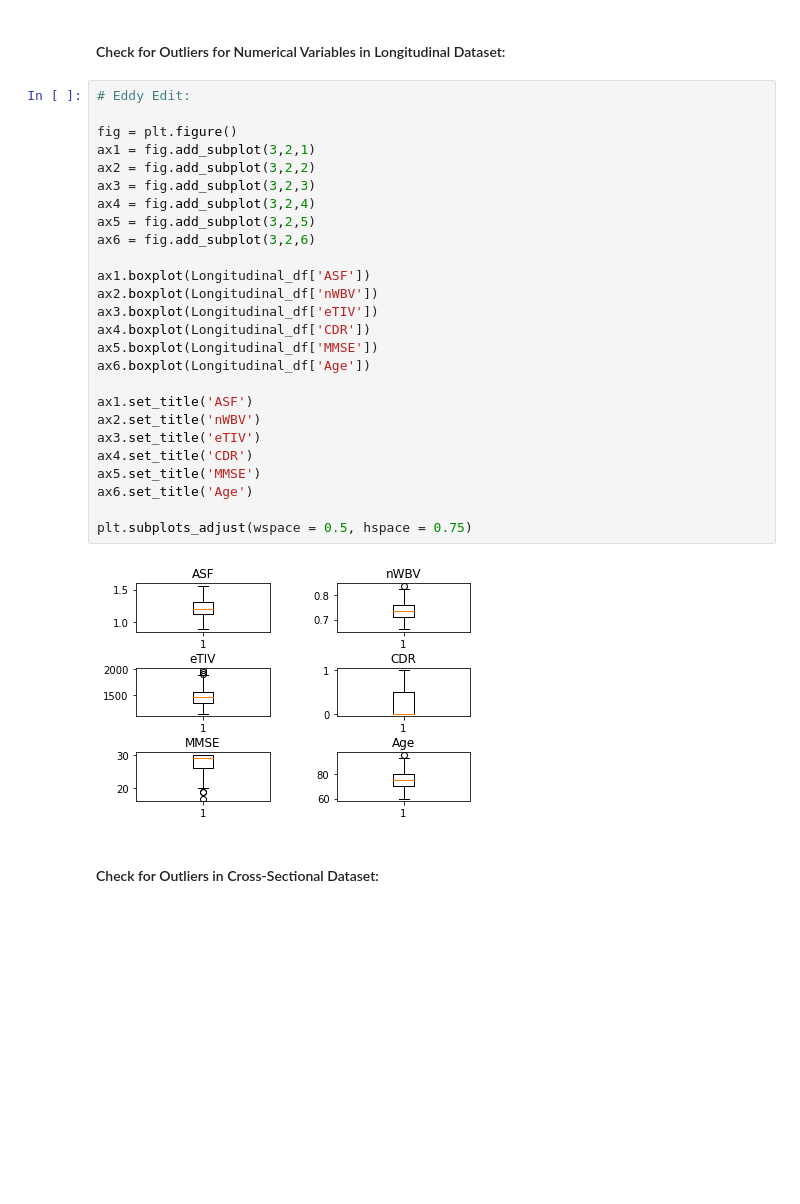
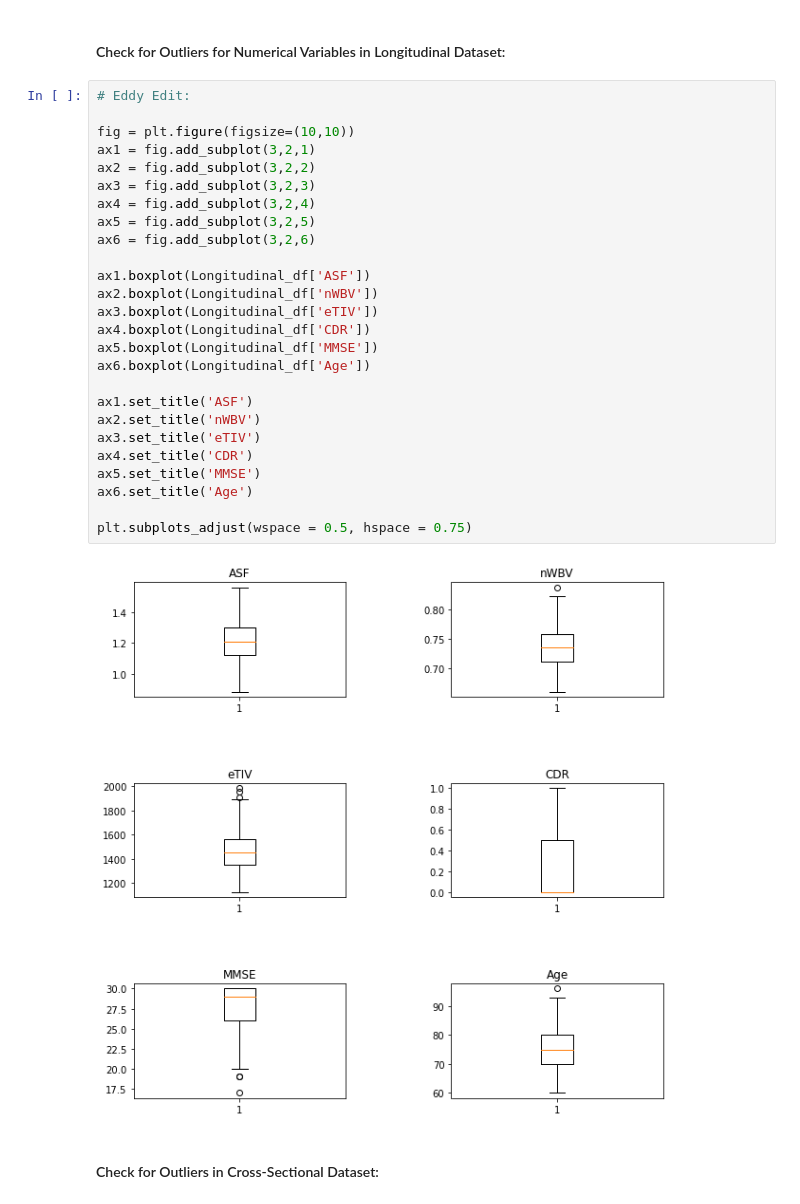
Before and after one commit to Rhaegar2012/CPSC-Project, a Jupyter notebook: CPSC-End of Term Project .ipynb, the cells around one changed output. Cells and saved outputs as stored; diff of their text form; blank space fills up the shorter version.

```diff
--- a/CPSC-End of Term Project .ipynb
+++ b/CPSC-End of Term Project .ipynb
@@ -200,31 +200,31 @@ A total of 223 replicated rows were deleted
 # %%
 # Eddy Edit:
 
-fig = plt.figure()
+fig = plt.figure(figsize=(10,10))
 ax1 = fig.add_subplot(3,2,1)
 ax2 = fig.add_subplot(3,2,2)
 ax3 = fig.add_subplot(3,2,3)
 ax4 = fig.add_subplot(3,2,4)
 ax5 = fig.add_subplot(3,2,5)
 ax6 = fig.add_subplot(3,2,6)
 
 ax1.boxplot(Longitudinal_df['ASF'])
 ax2.boxplot(Longitudinal_df['nWBV'])
 ax3.boxplot(Longitudinal_df['eTIV'])
 ax4.boxplot(Longitudinal_df['CDR'])
 ax5.boxplot(Longitudinal_df['MMSE'])
 ax6.boxplot(Longitudinal_df['Age'])
 
 ax1.set_title('ASF')
 ax2.set_title('nWBV')
 ax3.set_title('eTIV')
 ax4.set_title('CDR')
 ax5.set_title('MMSE')
 ax6.set_title('Age')
 
 plt.subplots_adjust(wspace = 0.5, hspace = 0.75)
 # %% [output]
-[figure, old version]
+[figure, new version]
 # %% [markdown]
 #### Check for Outliers in Cross-Sectional Dataset:
 # %%
```
Also changed, not shown: parts of 20 cells of this notebook.
